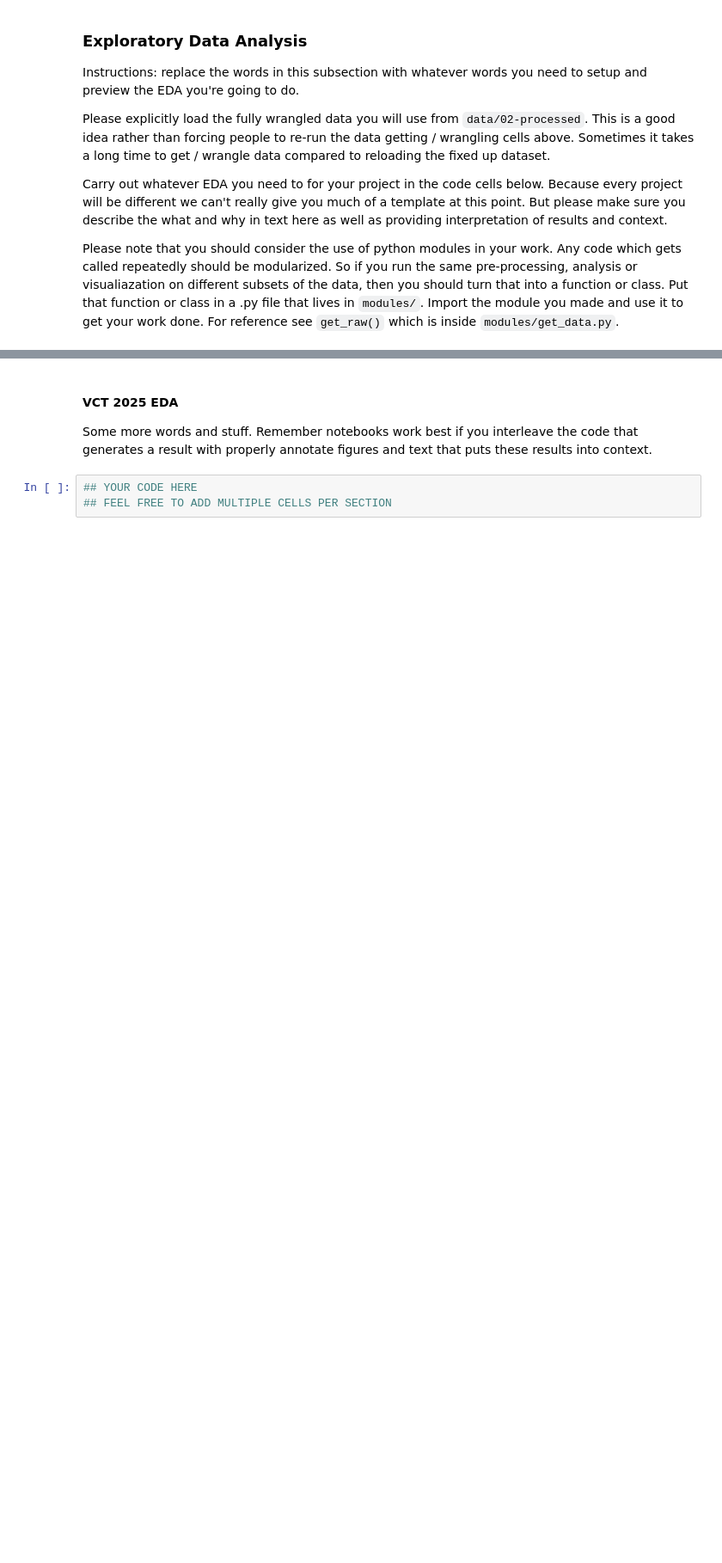
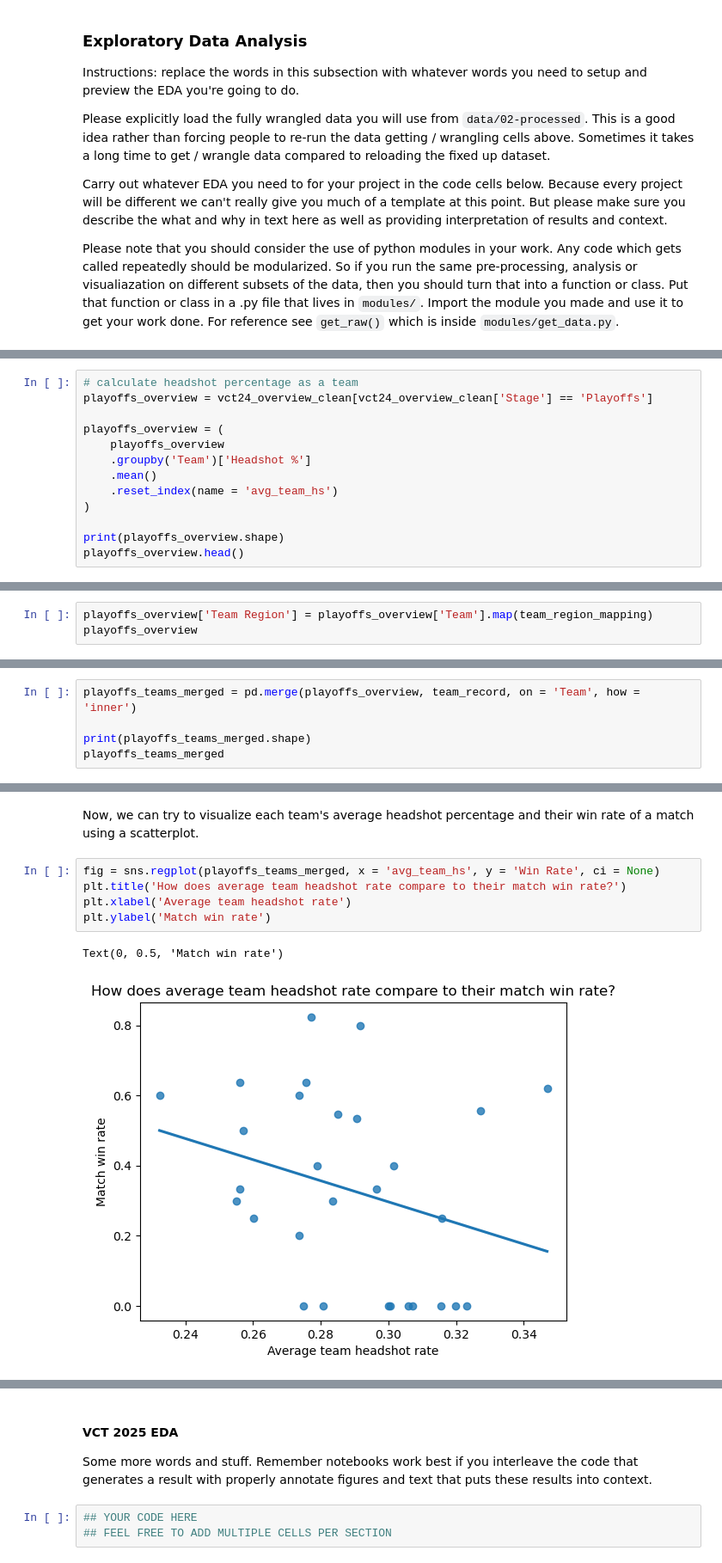
Before and after one commit to keil4ni/vct-2024-analysis, a Jupyter notebook: 02-EDACheckpoint.ipynb, the cells around one changed output, grey strips where cells are left out. Shown at 86% size. Drawn from its saved outputs; the diff is of its cells as text; blank space fills up the shorter version.

Commit message:
added scatterplot + 2 barplots

```diff
--- a/02-EDACheckpoint.ipynb
+++ b/02-EDACheckpoint.ipynb
@@ -790,0 +1365,13 @@ team_region_map = {
+# %%
+# calculate headshot percentage as a team
+playoffs_overview = vct24_overview_clean[vct24_overview_clean['Stage'] == 'Playoffs']
+
+playoffs_overview = (
+    playoffs_overview
+    .groupby('Team')['Headshot %']
+    .mean()
+    .reset_index(name = 'avg_team_hs')
+)
+
+print(playoffs_overview.shape)
+playoffs_overview.head()
@@ -790,0 +1448,3 @@ team_region_map = {
+# %%
+playoffs_overview['Team Region'] = playoffs_overview['Team'].map(team_region_mapping)
+playoffs_overview
@@ -790,0 +1563,5 @@ team_region_map = {
+# %%
+playoffs_teams_merged = pd.merge(playoffs_overview, team_record, on = 'Team', how = 'inner')
+
+print(playoffs_teams_merged.shape)
+playoffs_teams_merged
@@ -790,0 +1587,10 @@ team_region_map = {
+# %% [markdown]
+Now, we can try to visualize each team's average headshot percentage and their win rate of a match using a scatterplot.
+# %%
+fig = sns.regplot(playoffs_teams_merged, x = 'avg_team_hs', y = 'Win Rate', ci = None)
+plt.title('How does average team headshot rate compare to their match win rate?')
+plt.xlabel('Average team headshot rate')
+plt.ylabel('Match win rate')
+# %% [output]
+Text(0, 0.5, 'Match win rate')
+[figure, added]
```
Also changed, not shown: parts of 115 cells of this notebook.
